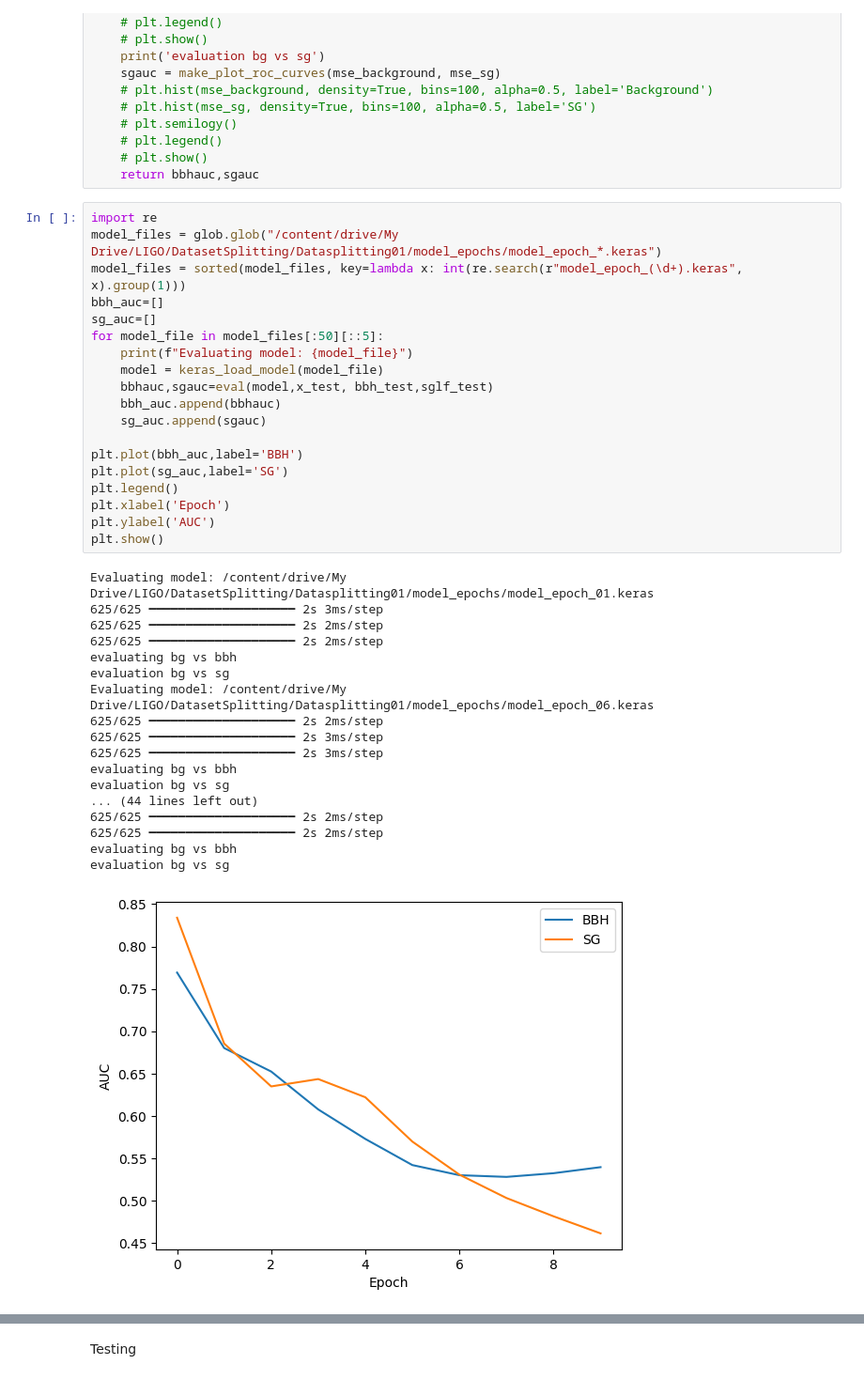
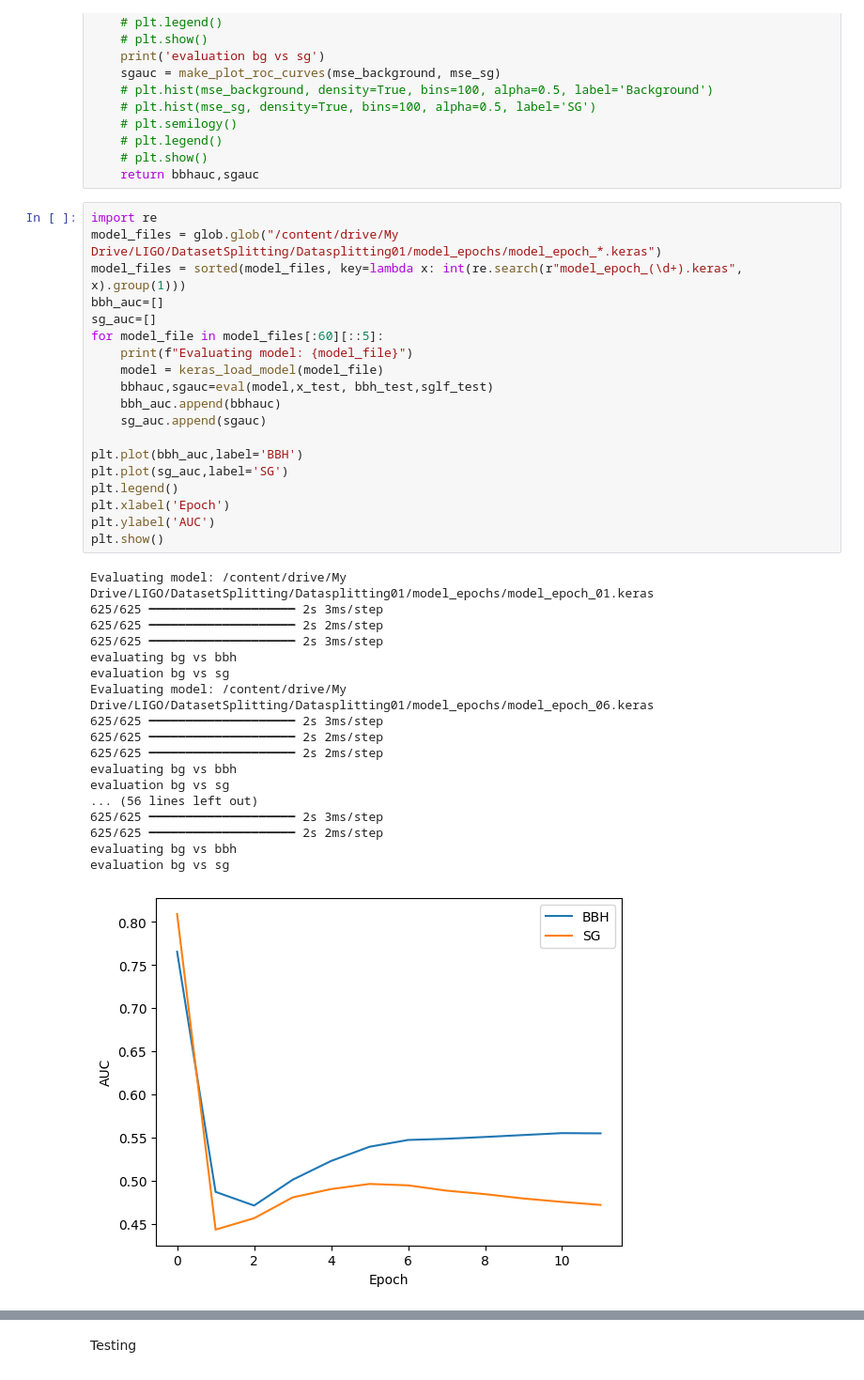
Before and after one commit to hanggao811/AnomalyDetectionLIGO, a Jupyter notebook: Transformer_simplest.ipynb, the cells around one changed output, grey strips where cells are left out. Shown at 94% size. Saved outputs shown, nothing was run; the diff lists cells and outputs as text.

```diff
--- a/Transformer_simplest.ipynb
+++ b/Transformer_simplest.ipynb
@@ -330,41 +330,41 @@ def eval(model,x_test,bbh_pretest,sglf_pretest):
 # %%
 import re
 model_files = glob.glob("/content/drive/My Drive/LIGO/DatasetSplitting/Datasplitting01/model_epochs/model_epoch_*.keras")
 model_files = sorted(model_files, key=lambda x: int(re.search(r"model_epoch_(\d+).keras", x).group(1)))
 bbh_auc=[]
 sg_auc=[]
-for model_file in model_files[:50][::5]:
+for model_file in model_files[:60][::5]:
     print(f"Evaluating model: {model_file}")
     model = keras_load_model(model_file)
     bbhauc,sgauc=eval(model,x_test, bbh_test,sglf_test)
     bbh_auc.append(bbhauc)
     sg_auc.append(sgauc)
 
 plt.plot(bbh_auc,label='BBH')
 plt.plot(sg_auc,label='SG')
 plt.legend()
 plt.xlabel('Epoch')
 plt.ylabel('AUC')
 plt.show()
 # %% [output]
 Evaluating model: /content/drive/My Drive/LIGO/DatasetSplitting/Datasplitting01/model_epochs/model_epoch_01.keras
+625/625 ━━━━━━━━━━━━━━━━━━━━ 2s 3ms/step
+625/625 ━━━━━━━━━━━━━━━━━━━━ 2s 2ms/step
+625/625 ━━━━━━━━━━━━━━━━━━━━ 2s 3ms/step
+evaluating bg vs bbh
+evaluation bg vs sg
+Evaluating model: /content/drive/My Drive/LIGO/DatasetSplitting/Datasplitting01/model_epochs/model_epoch_06.keras
 625/625 ━━━━━━━━━━━━━━━━━━━━ 2s 3ms/step
 625/625 ━━━━━━━━━━━━━━━━━━━━ 2s 2ms/step
 625/625 ━━━━━━━━━━━━━━━━━━━━ 2s 2ms/step
 evaluating bg vs bbh
 evaluation bg vs sg
-Evaluating model: /content/drive/My Drive/LIGO/DatasetSplitting/Datasplitting01/model_epochs/model_epoch_06.keras
-625/625 ━━━━━━━━━━━━━━━━━━━━ 2s 2ms/step
+... (56 lines left out)
 625/625 ━━━━━━━━━━━━━━━━━━━━ 2s 3ms/step
-625/625 ━━━━━━━━━━━━━━━━━━━━ 2s 3ms/step
-evaluating bg vs bbh
-evaluation bg vs sg
-... (44 lines left out)
-625/625 ━━━━━━━━━━━━━━━━━━━━ 2s 2ms/step
 625/625 ━━━━━━━━━━━━━━━━━━━━ 2s 2ms/step
 evaluating bg vs bbh
 evaluation bg vs sg
-[figure, old version]
+[figure, new version]
 # %%
 print(max(bbh_auc))
 print(max(sg_auc))
```
Also changed, not shown: parts of 5 cells of this notebook.
